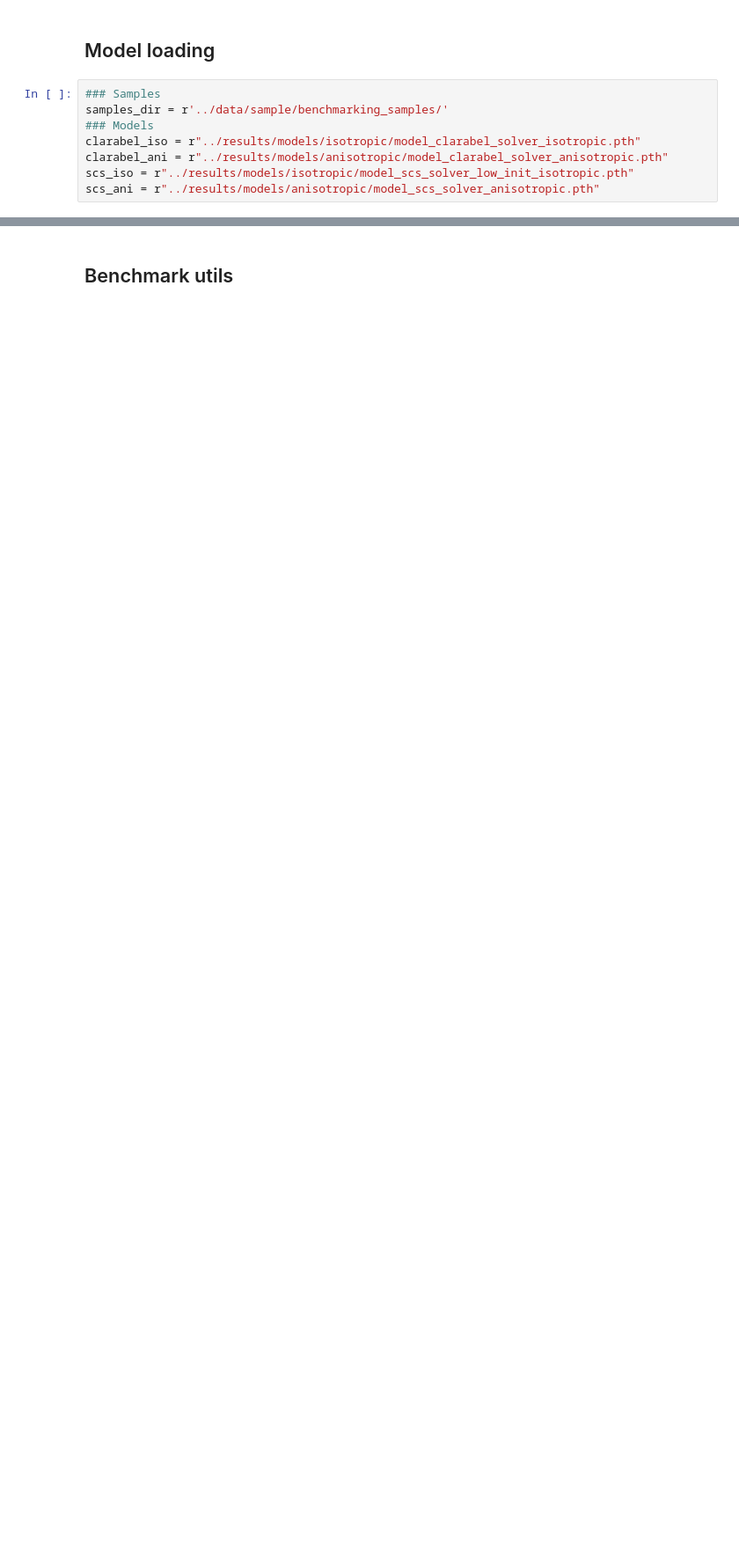
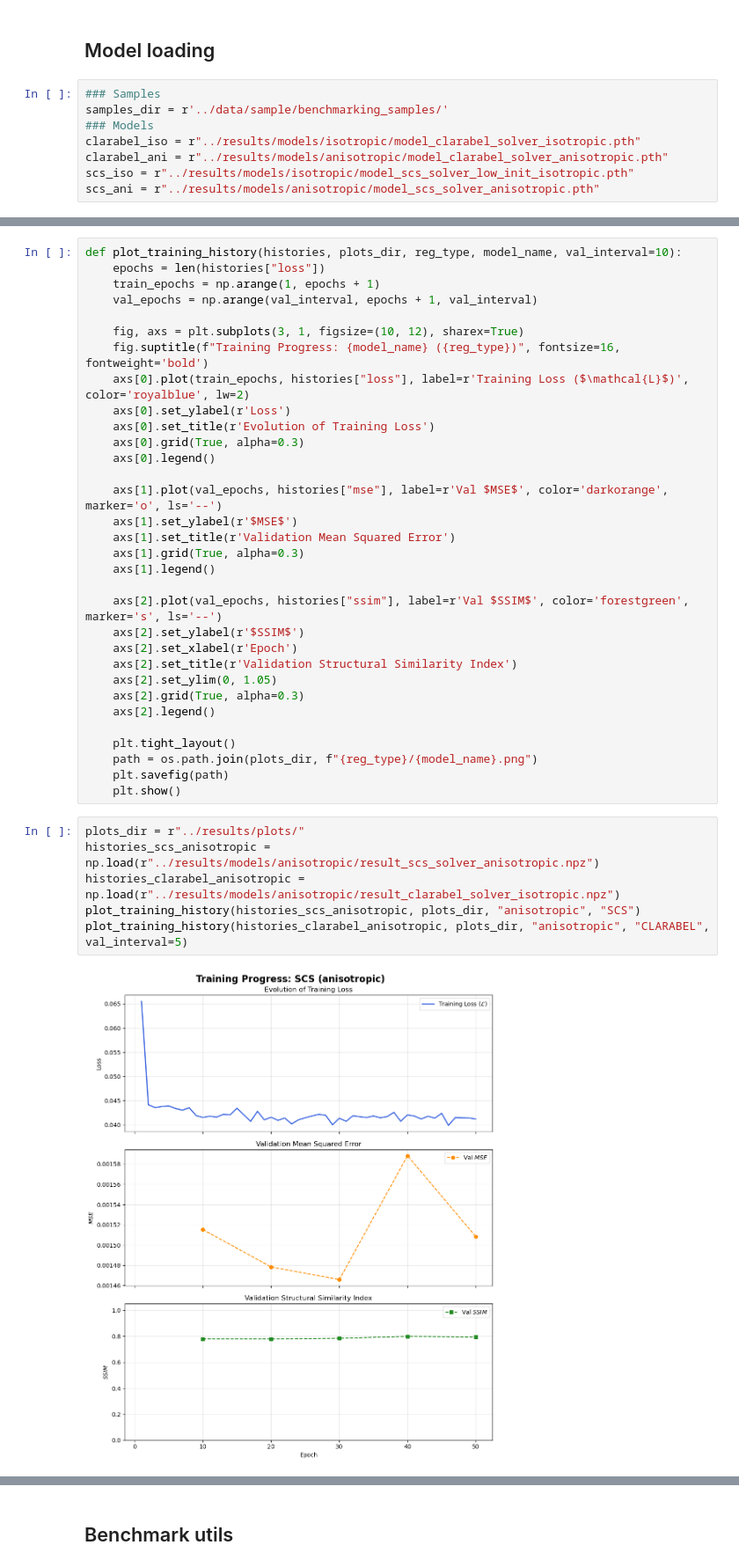
Before and after one commit to Kh-T5/Diff-TV-Net, a Jupyter notebook: notebook/convex_optimization_layer.ipynb, the cells around one changed output, grey strips where cells are left out. Shown at 88% size. Cells and saved outputs as stored; diff of their text form; blank space fills up the shorter version.

```diff
--- a/notebook/convex_optimization_layer.ipynb
+++ b/notebook/convex_optimization_layer.ipynb
@@ -139,0 +135,40 @@ loaded_models = load_benchmarking_models()
+# %%
+def plot_training_history(histories, plots_dir, reg_type, model_name, val_interval=10):
+    epochs = len(histories["loss"])
+    train_epochs = np.arange(1, epochs + 1)
+    val_epochs = np.arange(val_interval, epochs + 1, val_interval)
+
+    fig, axs = plt.subplots(3, 1, figsize=(10, 12), sharex=True)
+    fig.suptitle(f"Training Progress: {model_name} ({reg_type})", fontsize=16, fontweight='bold')
+    axs[0].plot(train_epochs, histories["loss"], label=r'Training Loss ($\mathcal{L}$)', color='royalblue', lw=2)
+    axs[0].set_ylabel(r'Loss')
+    axs[0].set_title(r'Evolution of Training Loss')
+    axs[0].grid(True, alpha=0.3)
+    axs[0].legend()
+
+    axs[1].plot(val_epochs, histories["mse"], label=r'Val $MSE$', color='darkorange', marker='o', ls='--')
+    axs[1].set_ylabel(r'$MSE$')
+    axs[1].set_title(r'Validation Mean Squared Error')
+    axs[1].grid(True, alpha=0.3)
+    axs[1].legend()
+
+    axs[2].plot(val_epochs, histories["ssim"], label=r'Val $SSIM$', color='forestgreen', marker='s', ls='--')
+    axs[2].set_ylabel(r'$SSIM$')
+    axs[2].set_xlabel(r'Epoch')
+    axs[2].set_title(r'Validation Structural Similarity Index')
+    axs[2].set_ylim(0, 1.05)
+    axs[2].grid(True, alpha=0.3)
+    axs[2].legend()
+
+    plt.tight_layout()
+    path = os.path.join(plots_dir, f"{reg_type}/{model_name}.png")
+    plt.savefig(path)
+    plt.show()
+# %%
+plots_dir = r"../results/plots/"
+histories_scs_anisotropic = np.load(r"../results/models/anisotropic/result_scs_solver_anisotropic.npz")
+histories_clarabel_anisotropic = np.load(r"../results/models/anisotropic/result_clarabel_solver_isotropic.npz")
+plot_training_history(histories_scs_anisotropic, plots_dir, "anisotropic", "SCS")
+plot_training_history(histories_clarabel_anisotropic, plots_dir, "anisotropic", "CLARABEL", val_interval=5)
+# %% [output]
+[figure, added]
```
Also changed, not shown: parts of 40 cells of this notebook, 21 other files.
